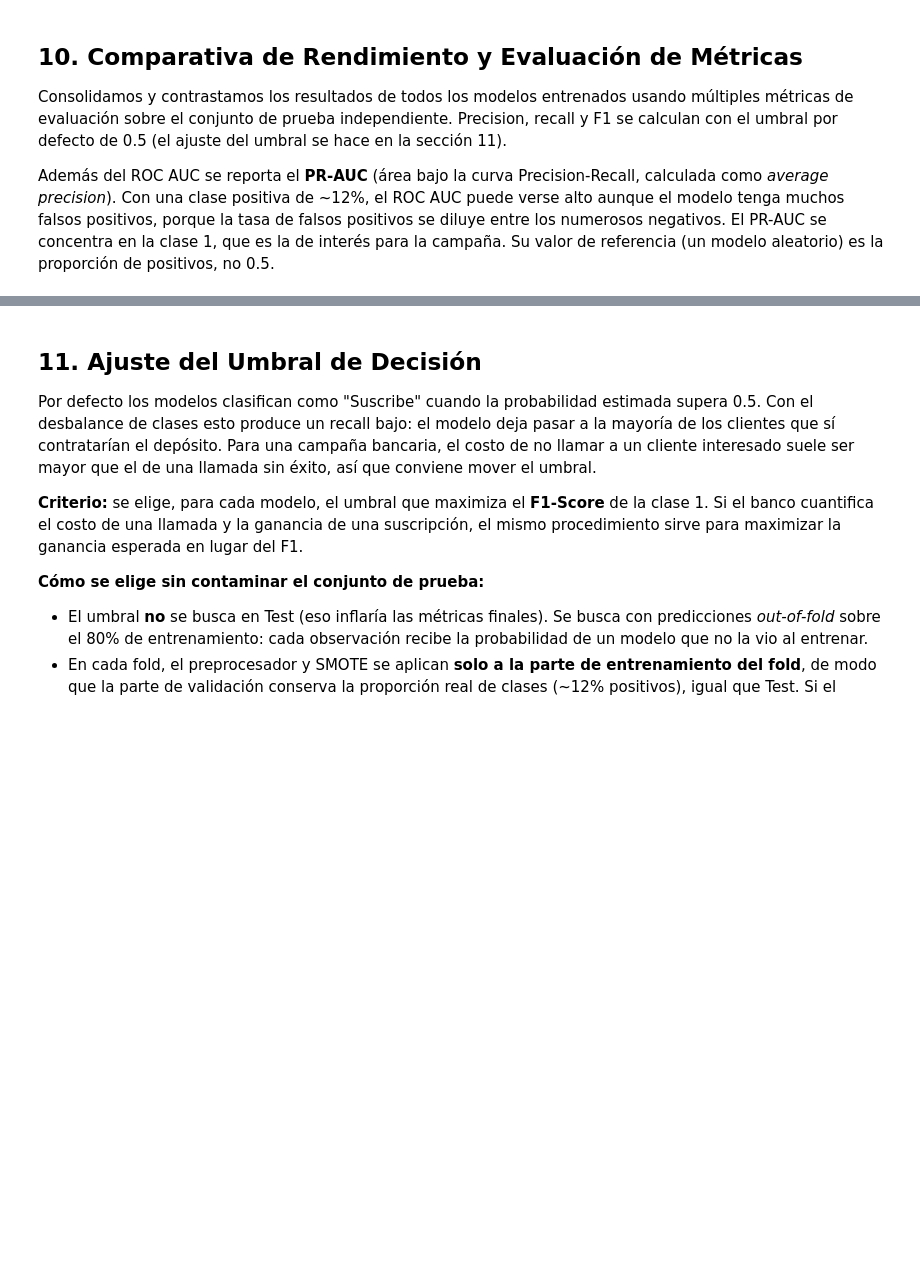
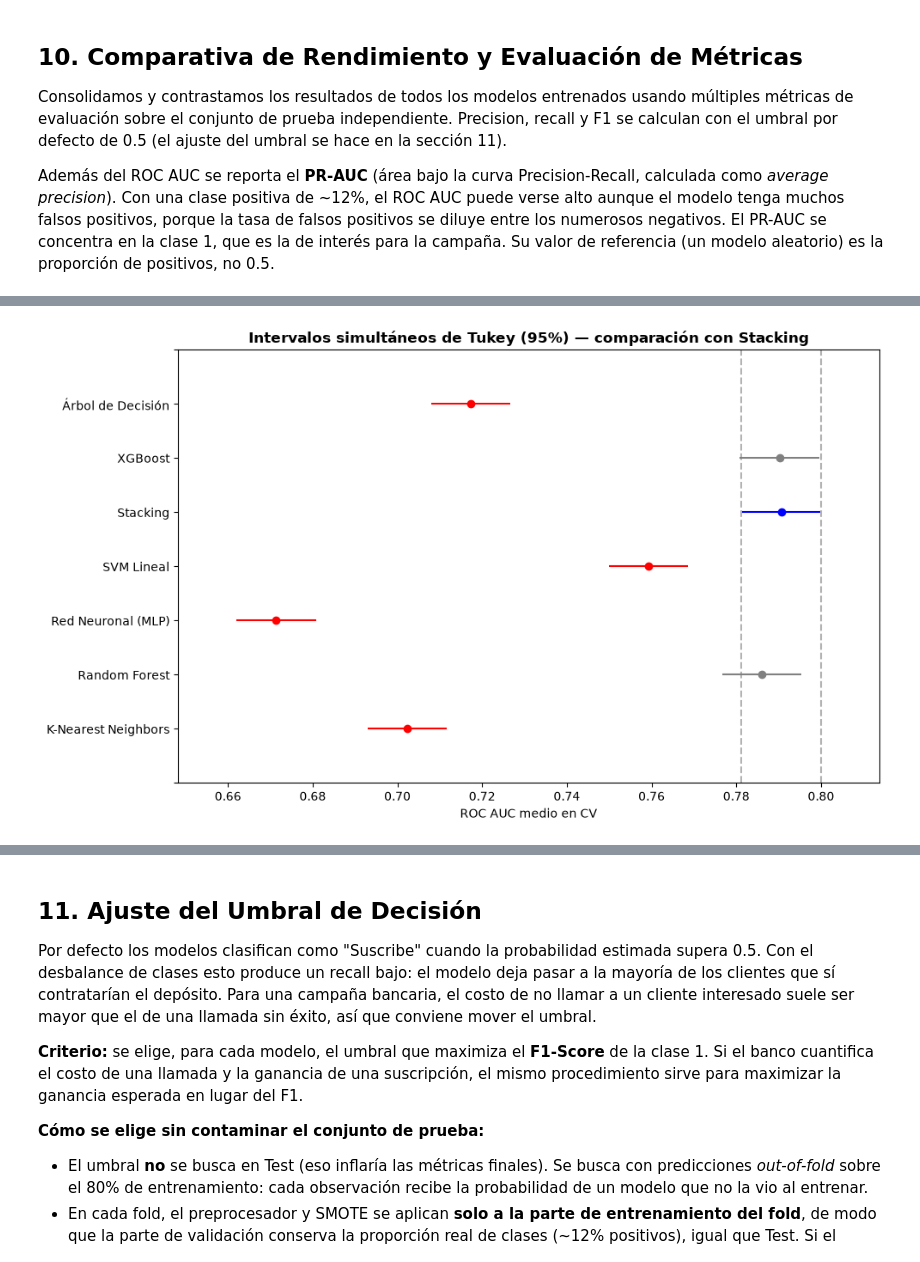
Before and after one commit to MariArbe/proyecto-final-mineria-datos-banco, a Jupyter notebook: 02_Modelado_Evaluacion_Bank_Marketing.ipynb, the cells around one changed output, grey strips where cells are left out. Drawn from its saved outputs; the diff is of its cells as text; code cells hidden in the pictures; blank space fills up the shorter version.

```diff
--- a/02_Modelado_Evaluacion_Bank_Marketing.ipynb
+++ b/02_Modelado_Evaluacion_Bank_Marketing.ipynb
@@ -774,0 +1143,82 @@ La elección combina tres criterios: el ANOVA + Tukey sobre el ROC AUC de la val
+# %%
+def seleccionar_mejores_modelos(df_folds, tabla_tukey, p_anova, metrica="roc_auc", desempate="pr_auc", n=3, alfa=ALFA):
+    """Selecciona los n mejores modelos a partir del ranking en CV y de las comparaciones de Tukey."""
+    medias = df_folds.groupby("Modelo")[[metrica, desempate]].mean().sort_values(metrica, ascending=False)
+    mejor = medias.index[0]
+
+    # p-valor de Tukey de cada modelo frente al mejor
+    p_vs_mejor = {mejor: 1.0}
+    for _, fila in tabla_tukey.iterrows():
+        if mejor in (fila["group1"], fila["group2"]):
+            otro = fila["group2"] if fila["group1"] == mejor else fila["group1"]
+            p_vs_mejor[otro] = fila["p-adj"]
+
+    # Si el ANOVA no es significativo, ningún par se considera diferente
+    difiere_del_mejor = {m: (p_anova < alfa) and (p_vs_mejor[m] < alfa) for m in medias.index}
+    grupo_superior = [m for m in medias.index if not difiere_del_mejor[m]]
+
+    if len(grupo_superior) > n:
+        # Desempate dentro del grupo superior por la métrica secundaria
+        seleccion = medias.loc[grupo_superior].sort_values(desempate, ascending=False).index[:n].tolist()
+    else:
+        seleccion = grupo_superior + [m for m in medias.index if m not in grupo_superior][:n - len(grupo_superior)]
+    return mejor, grupo_superior, seleccion, p_vs_mejor, difiere_del_mejor
+
+
+p_anova_principal = df_pruebas.loc["ROC AUC", "ANOVA p"]
+mejor_modelo_cv, grupo_superior, modelos_seleccionados, p_vs_mejor, difiere_del_mejor = seleccionar_mejores_modelos(
+    df_folds, tablas_tukey["roc_auc"], p_anova_principal
+)
+
+# 1. Tabla resumen de la selección
+t_critico = stats.t.ppf(1 - ALFA / 2, df=cv_strategy.get_n_splits() - 1)
+resumen = df_folds.groupby("Modelo").agg(
+    auc_media=("roc_auc", "mean"), auc_std=("roc_auc", "std"), pr_auc_media=("pr_auc", "mean")
+)
+margen = t_critico * resumen["auc_std"] / np.sqrt(cv_strategy.get_n_splits())
+
+df_seleccion = pd.DataFrame({
+    "ROC AUC (CV)": resumen["auc_media"].map("{:.4f}".format) + " ± " + resumen["auc_std"].map("{:.4f}".format),
+    "IC 95%": "[" + (resumen["auc_media"] - margen).map("{:.4f}".format) + ", "
+              + (resumen["auc_media"] + margen).map("{:.4f}".format) + "]",
+    "PR AUC (CV)": resumen["pr_auc_media"].round(4),
+    "ROC AUC (Test)": metricas_test["ROC AUC"],
+    "PR AUC (Test)": metricas_test["PR AUC"],
+    f"p Tukey vs. {mejor_modelo_cv}": pd.Series(p_vs_mejor).round(4),
+    "Grupo superior": pd.Series({m: m in grupo_superior for m in resumen.index}),
+    "Seleccionado": pd.Series({m: m in modelos_seleccionados for m in resumen.index}),
+    "Entrenamiento (s)": pd.Series(tiempos_entrenamiento).round(2)
+}).loc[orden_modelos]
+df_seleccion.index.name = "Modelo"
+
+print("--- Resumen de la selección de modelos (ordenados por ROC AUC medio en CV) ---")
+display(df_seleccion)
+
+# 2. Comprobación: ¿los seleccionados superan significativamente a los descartados?
+descartados = [m for m in orden_modelos if m not in modelos_seleccionados]
+tabla_auc = tablas_tukey["roc_auc"]
+comparacion = pd.DataFrame(index=modelos_seleccionados, columns=descartados, dtype=object)
+for _, fila in tabla_auc.iterrows():
+    a, b = fila["group1"], fila["group2"]
+    if a in modelos_seleccionados and b in descartados:
+        comparacion.loc[a, b] = "Sí" if fila["reject"] else "No"
+    elif b in modelos_seleccionados and a in descartados:
+        comparacion.loc[b, a] = "Sí" if fila["reject"] else "No"
+print("--- ¿Diferencia significativa (Tukey, ROC AUC) entre seleccionados (filas) y descartados (columnas)? ---")
+display(comparacion)
+
+# 3. Intervalos simultáneos de Tukey: los modelos en gris no difieren del mejor; en rojo, sí difieren
+figura = tukey_resultados["roc_auc"].plot_simultaneous(comparison_name=mejor_modelo_cv, figsize=(10, 6),
+                                                       xlabel="ROC AUC medio en CV")
+plt.title(f"Intervalos simultáneos de Tukey (95%) — comparación con {mejor_modelo_cv}", fontsize=12, fontweight="bold")
+plt.tight_layout()
+plt.show()
+
+# 4. Conclusión
+print(f"ANOVA (ROC AUC): p = {p_anova_principal:.3e} -> "
+      + ("hay diferencias significativas entre los modelos." if p_anova_principal < ALFA
+         else "no hay diferencias significativas entre los modelos."))
+print(f"Mejor modelo en CV: {mejor_modelo_cv}")
+print(f"Grupo superior (sin diferencia significativa con el mejor): {', '.join(grupo_superior)}")
+print(f"Modelos seleccionados para hiperparametrización: {', '.join(modelos_seleccionados)}")
+# %% [output]
@@ -774,0 +1240 @@ La elección combina tres criterios: el ANOVA + Tukey sobre el ROC AUC de la val
+[figure, added]
```
Also changed, not shown: parts of 31 cells of this notebook.
